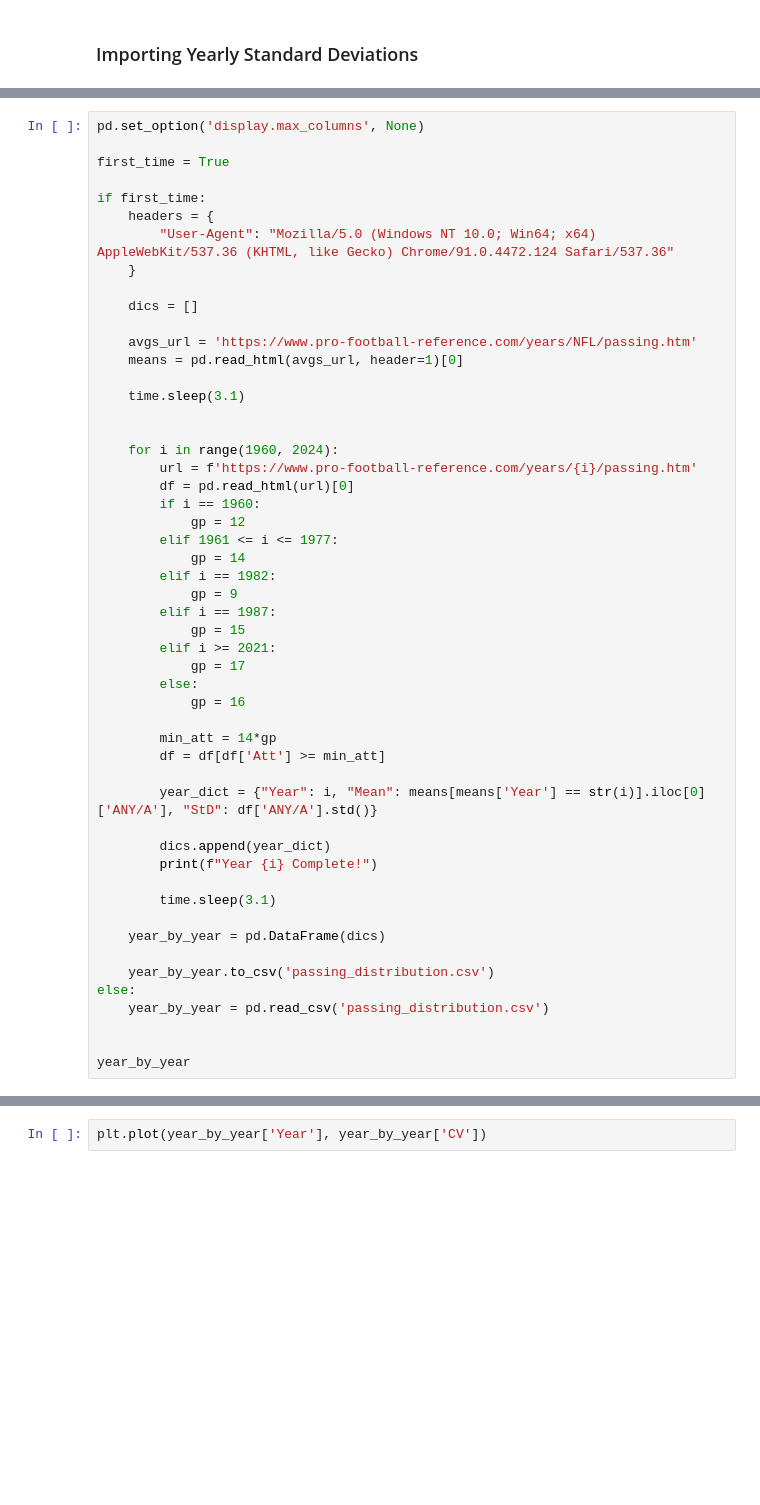
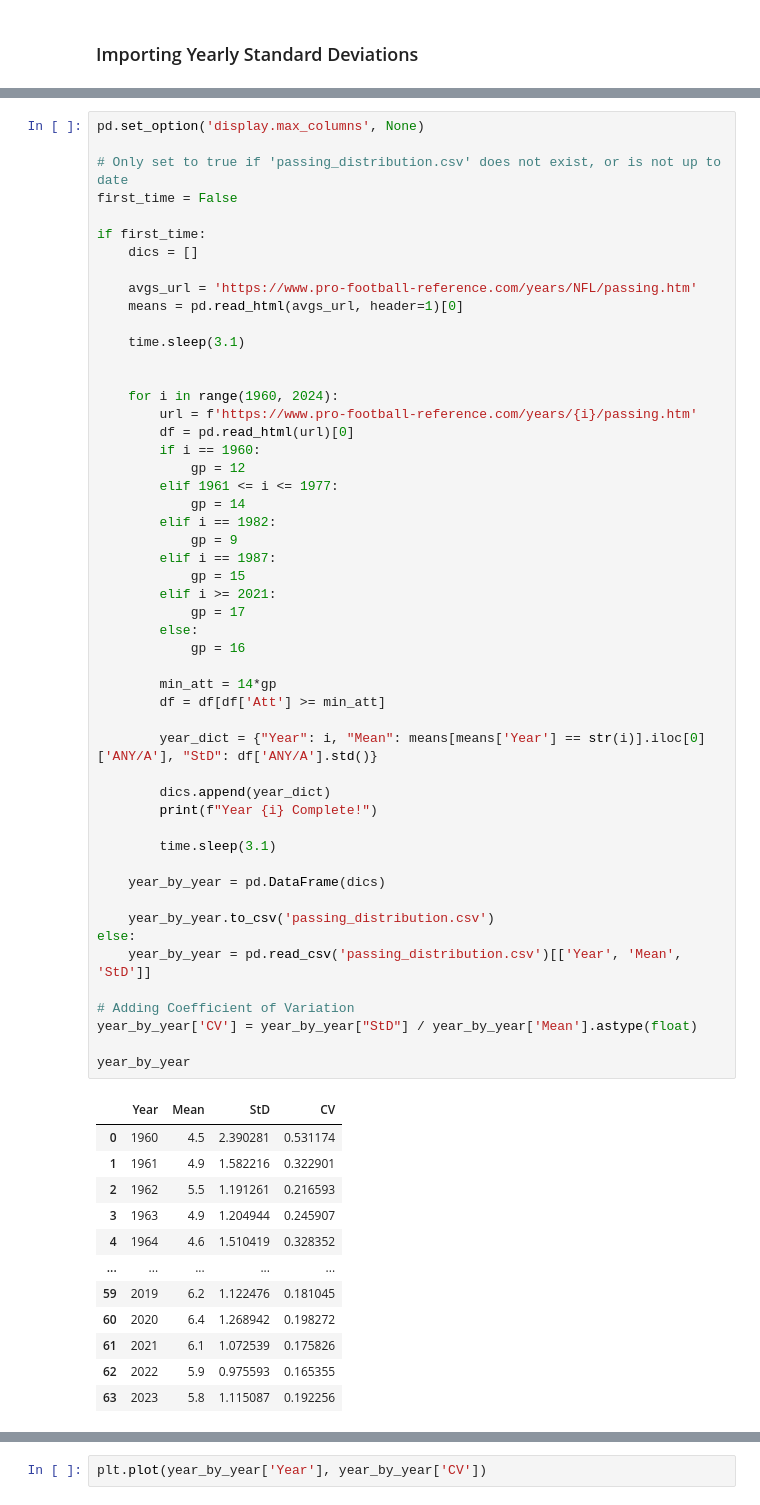
Before and after one commit to ColeBromfield01/NFL_Quarterbacks, a Jupyter notebook: main.ipynb, the cells around one changed output, grey strips where cells are left out. Cells and saved outputs as stored; diff of their text form; blank space fills up the shorter version.

```diff
--- a/main.ipynb
+++ b/main.ipynb
@@ -18,13 +7,10 @@ Successfully installed lxml-5.3.0
 # %%
 pd.set_option('display.max_columns', None)
 
-first_time = True
+# Only set to true if 'passing_distribution.csv' does not exist, or is not up to date
+first_time = False
 
 if first_time:
-    headers = {
-        "User-Agent": "Mozilla/5.0 (Windows NT 10.0; Win64; x64) AppleWebKit/537.36 (KHTML, like Gecko) Chrome/91.0.4472.124 Safari/537.36"
-    }
-
     dics = []
 
     avgs_url = 'https://www.pro-football-reference.com/years/NFL/passing.htm'
@@ -40,31 +26,45 @@ if first_time:
             gp = 12
         elif 1961 <= i <= 1977:
             gp = 14
         elif i == 1982:
             gp = 9
         elif i == 1987:
             gp = 15
         elif i >= 2021:
             gp = 17
         else:
             gp = 16
 
         min_att = 14*gp
         df = df[df['Att'] >= min_att]
 
         year_dict = {"Year": i, "Mean": means[means['Year'] == str(i)].iloc[0]['ANY/A'], "StD": df['ANY/A'].std()}
 
         dics.append(year_dict)
         print(f"Year {i} Complete!")
 
         time.sleep(3.1)
 
     year_by_year = pd.DataFrame(dics)
 
     year_by_year.to_csv('passing_distribution.csv')
 else:
-    year_by_year = pd.read_csv('passing_distribution.csv')
+    year_by_year = pd.read_csv('passing_distribution.csv')[['Year', 'Mean', 'StD']]
 
+# Adding Coefficient of Variation
+year_by_year['CV'] = year_by_year["StD"] / year_by_year['Mean'].astype(float)
 
 year_by_year
 # %% [output]
+|  | Year | Mean | StD | CV |
+| 0 | 1960 | 4.5 | 2.390281 | 0.531174 |
+| 1 | 1961 | 4.9 | 1.582216 | 0.322901 |
+| 2 | 1962 | 5.5 | 1.191261 | 0.216593 |
+| 3 | 1963 | 4.9 | 1.204944 | 0.245907 |
+| 4 | 1964 | 4.6 | 1.510419 | 0.328352 |
+| ... | ... | ... | ... | ... |
+| 59 | 2019 | 6.2 | 1.122476 | 0.181045 |
+| 60 | 2020 | 6.4 | 1.268942 | 0.198272 |
+| 61 | 2021 | 6.1 | 1.072539 | 0.175826 |
+| 62 | 2022 | 5.9 | 0.975593 | 0.165355 |
+| 63 | 2023 | 5.8 | 1.115087 | 0.192256 |
```
Also changed, not shown: parts of 5 cells of this notebook.
